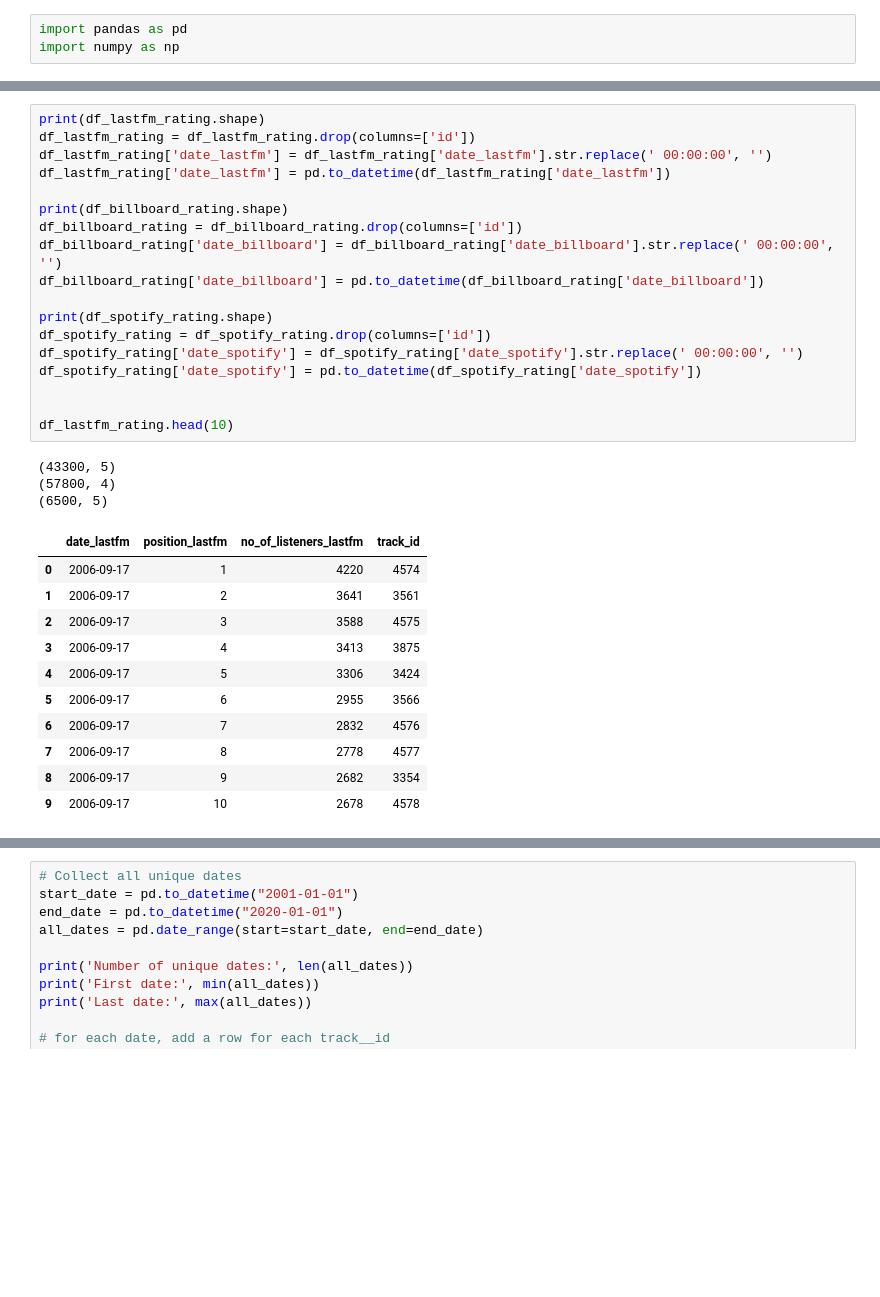
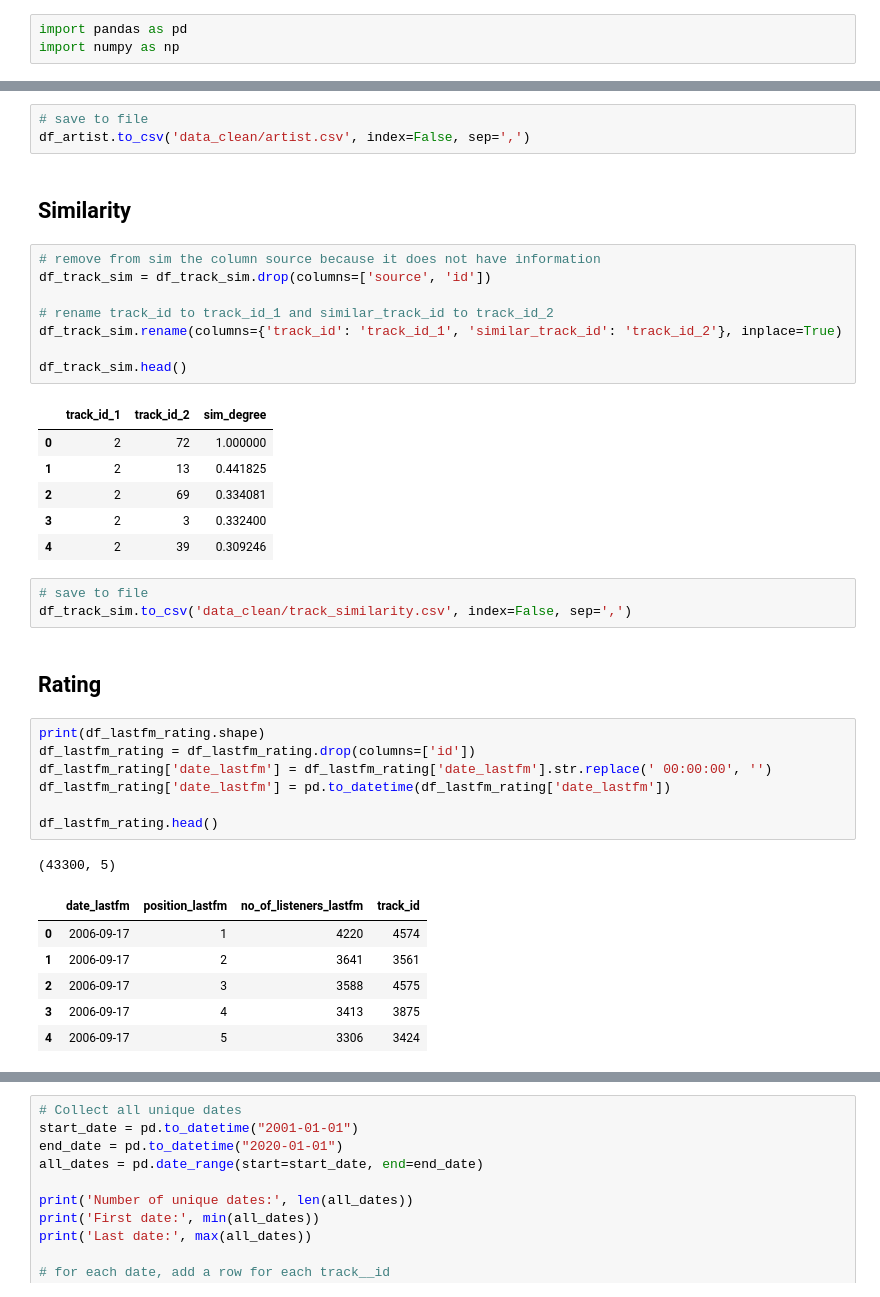
Before and after one commit to m21ark/s_music, a Jupyter notebook: data_clean.ipynb, the cells around one changed output, grey strips where cells are left out. Saved outputs shown, nothing was run; the diff lists cells and outputs as text; blank space fills up the shorter version.

Commit message:
Re-made the clean file to be presentable to the teacher

```diff
--- a/data_clean.ipynb
+++ b/data_clean.ipynb
@@ -111,33 +141,40 @@ df_album.head(30)
+# %%
+# save to file
+df_artist.to_csv('data_clean/artist.csv', index=False, sep=',')
+# %% [markdown]
+## Similarity
+# %%
+# remove from sim the column source because it does not have information
+df_track_sim = df_track_sim.drop(columns=['source', 'id'])
+
+# rename track_id to track_id_1 and similar_track_id to track_id_2
+df_track_sim.rename(columns={'track_id': 'track_id_1', 'similar_track_id': 'track_id_2'}, inplace=True)
+
+df_track_sim.head()
+# %% [output]
+|  | track_id_1 | track_id_2 | sim_degree |
+| 0 | 2 | 72 | 1.000000 |
+| 1 | 2 | 13 | 0.441825 |
+| 2 | 2 | 69 | 0.334081 |
+| 3 | 2 | 3 | 0.332400 |
+| 4 | 2 | 39 | 0.309246 |
+# %%
+# save to file
+df_track_sim.to_csv('data_clean/track_similarity.csv', index=False, sep=',')
+# %% [markdown]
+## Rating
 # %%
 print(df_lastfm_rating.shape)
 df_lastfm_rating = df_lastfm_rating.drop(columns=['id'])
 df_lastfm_rating['date_lastfm'] = df_lastfm_rating['date_lastfm'].str.replace(' 00:00:00', '')
 df_lastfm_rating['date_lastfm'] = pd.to_datetime(df_lastfm_rating['date_lastfm'])
 
-print(df_billboard_rating.shape)
-df_billboard_rating = df_billboard_rating.drop(columns=['id'])
-df_billboard_rating['date_billboard'] = df_billboard_rating['date_billboard'].str.replace(' 00:00:00', '')
-df_billboard_rating['date_billboard'] = pd.to_datetime(df_billboard_rating['date_billboard'])
-
-print(df_spotify_rating.shape)
-df_spotify_rating = df_spotify_rating.drop(columns=['id'])
-df_spotify_rating['date_spotify'] = df_spotify_rating['date_spotify'].str.replace(' 00:00:00', '')
-df_spotify_rating['date_spotify'] = pd.to_datetime(df_spotify_rating['date_spotify'])
-
-
-df_lastfm_rating.head(10)
+df_lastfm_rating.head()
 # %% [output]
 (43300, 5)
-(57800, 4)
-(6500, 5)
 |  | date_lastfm | position_lastfm | no_of_listeners_lastfm | track_id |
 | 0 | 2006-09-17 | 1 | 4220 | 4574 |
 | 1 | 2006-09-17 | 2 | 3641 | 3561 |
 | 2 | 2006-09-17 | 3 | 3588 | 4575 |
 | 3 | 2006-09-17 | 4 | 3413 | 3875 |
 | 4 | 2006-09-17 | 5 | 3306 | 3424 |
-| 5 | 2006-09-17 | 6 | 2955 | 3566 |
-| 6 | 2006-09-17 | 7 | 2832 | 4576 |
-| 7 | 2006-09-17 | 8 | 2778 | 4577 |
-| 8 | 2006-09-17 | 9 | 2682 | 3354 |
-| 9 | 2006-09-17 | 10 | 2678 | 4578 |
```
Also changed, not shown: parts of 27 cells of this notebook, 2 other files.
